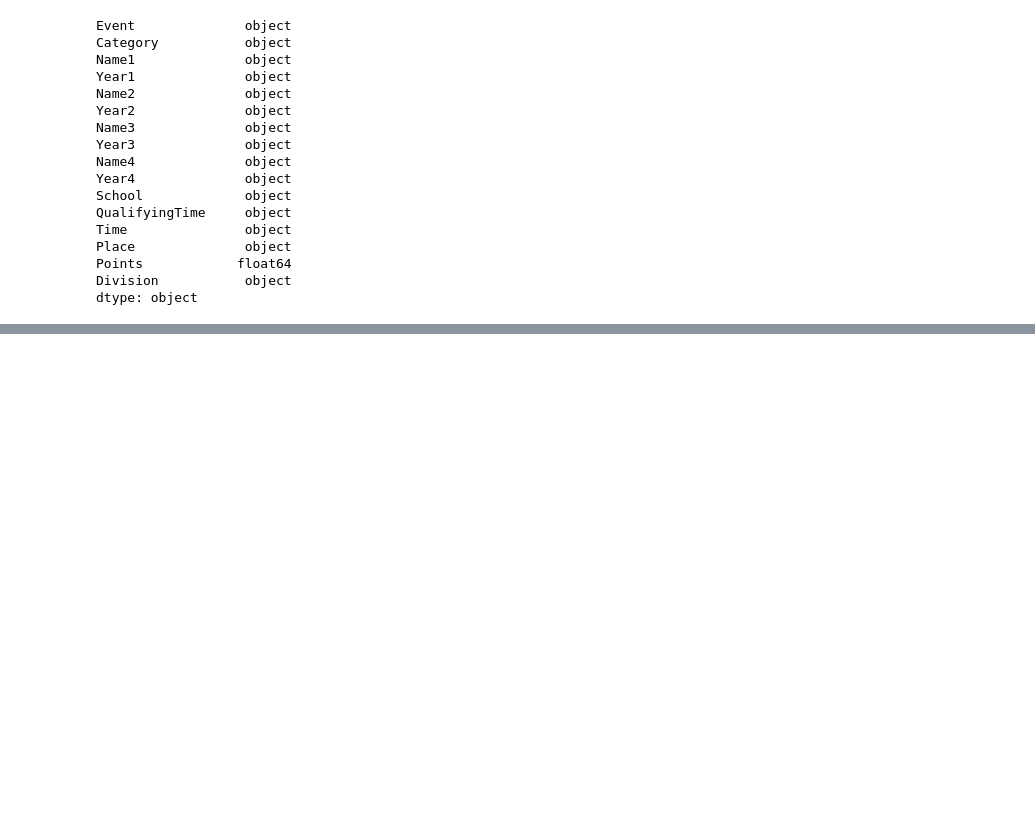
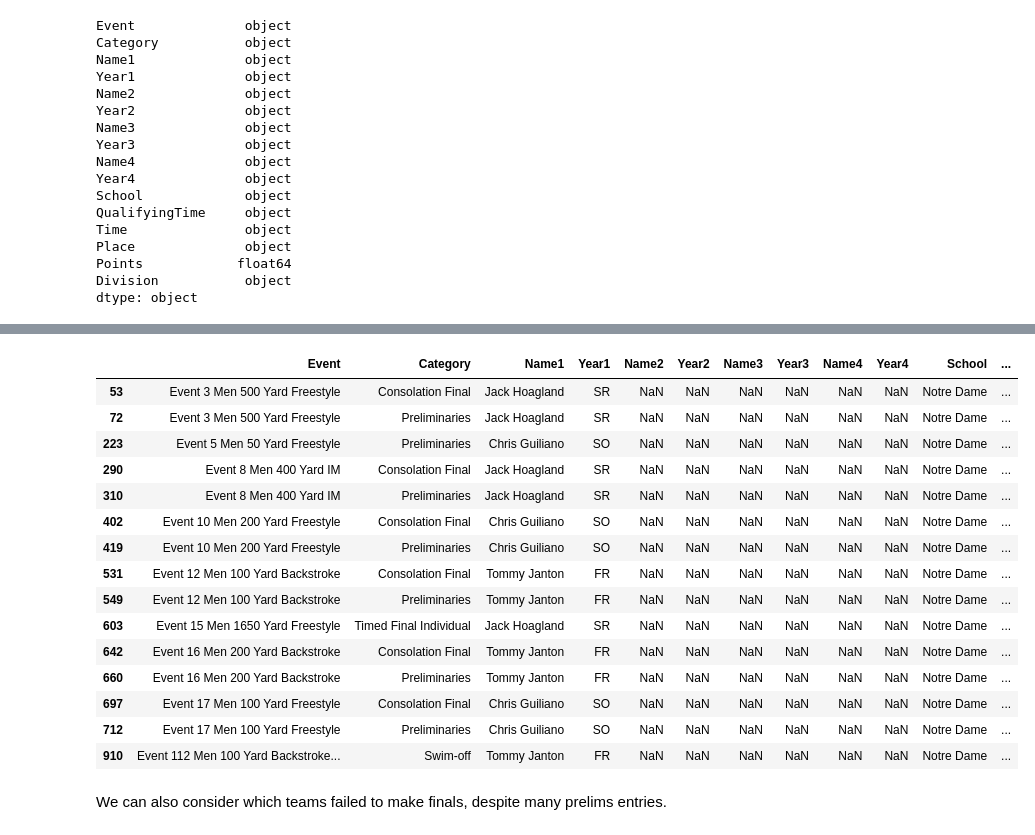
Before and after one commit to sheplock/SwimmingResults, a Jupyter notebook: analyze_NCAA2023.ipynb, the cells around one changed output, grey strips where cells are left out. Saved outputs shown, nothing was run; the diff lists cells and outputs as text; code cells hidden in the pictures; blank space fills up the shorter version.

```diff
--- a/analyze_NCAA2023.ipynb
+++ b/analyze_NCAA2023.ipynb
@@ -144,0 +671,22 @@ dfResults[(dfResults.Time=='DQ') | (dfResults.Time=='DFS')].head(50)
+# %%
+dfResults[(dfResults.School=='Notre Dame') & (dfResults.Division=='Men\'s DI') &
+          (dfResults.Category!='Timed Final Relay')]
+# %% [output]
+|  | Event | Category | Name1 | Year1 | Name2 | Year2 | Name3 | Year3 | Name4 | Year4 | School | ... |
+| 53 | Event 3 Men 500 Yard Freestyle | Consolation Final | Jack Hoagland | SR | NaN | NaN | NaN | NaN | NaN | NaN | Notre Dame | ... |
+| 72 | Event 3 Men 500 Yard Freestyle | Preliminaries | Jack Hoagland | SR | NaN | NaN | NaN | NaN | NaN | NaN | Notre Dame | ... |
+| 223 | Event 5 Men 50 Yard Freestyle | Preliminaries | Chris Guiliano | SO | NaN | NaN | NaN | NaN | NaN | NaN | Notre Dame | ... |
+| 290 | Event 8 Men 400 Yard IM | Consolation Final | Jack Hoagland | SR | NaN | NaN | NaN | NaN | NaN | NaN | Notre Dame | ... |
+| 310 | Event 8 Men 400 Yard IM | Preliminaries | Jack Hoagland | SR | NaN | NaN | NaN | NaN | NaN | NaN | Notre Dame | ... |
+| 402 | Event 10 Men 200 Yard Freestyle | Consolation Final | Chris Guiliano | SO | NaN | NaN | NaN | NaN | NaN | NaN | Notre Dame | ... |
+| 419 | Event 10 Men 200 Yard Freestyle | Preliminaries | Chris Guiliano | SO | NaN | NaN | NaN | NaN | NaN | NaN | Notre Dame | ... |
+| 531 | Event 12 Men 100 Yard Backstroke | Consolation Final | Tommy Janton | FR | NaN | NaN | NaN | NaN | NaN | NaN | Notre Dame | ... |
+| 549 | Event 12 Men 100 Yard Backstroke | Preliminaries | Tommy Janton | FR | NaN | NaN | NaN | NaN | NaN | NaN | Notre Dame | ... |
+| 603 | Event 15 Men 1650 Yard Freestyle | Timed Final Individual | Jack Hoagland | SR | NaN | NaN | NaN | NaN | NaN | NaN | Notre Dame | ... |
+| 642 | Event 16 Men 200 Yard Backstroke | Consolation Final | Tommy Janton | FR | NaN | NaN | NaN | NaN | NaN | NaN | Notre Dame | ... |
+| 660 | Event 16 Men 200 Yard Backstroke | Preliminaries | Tommy Janton | FR | NaN | NaN | NaN | NaN | NaN | NaN | Notre Dame | ... |
+| 697 | Event 17 Men 100 Yard Freestyle | Consolation Final | Chris Guiliano | SO | NaN | NaN | NaN | NaN | NaN | NaN | Notre Dame | ... |
+| 712 | Event 17 Men 100 Yard Freestyle | Preliminaries | Chris Guiliano | SO | NaN | NaN | NaN | NaN | NaN | NaN | Notre Dame | ... |
+| 910 | Event 112 Men 100 Yard Backstroke... | Swim-off | Tommy Janton | FR | NaN | NaN | NaN | NaN | NaN | NaN | Notre Dame | ... |
+# %% [markdown]
+We can also consider which teams failed to make finals, despite many prelims entries.
```
Also changed, not shown: parts of 87 cells of this notebook.
